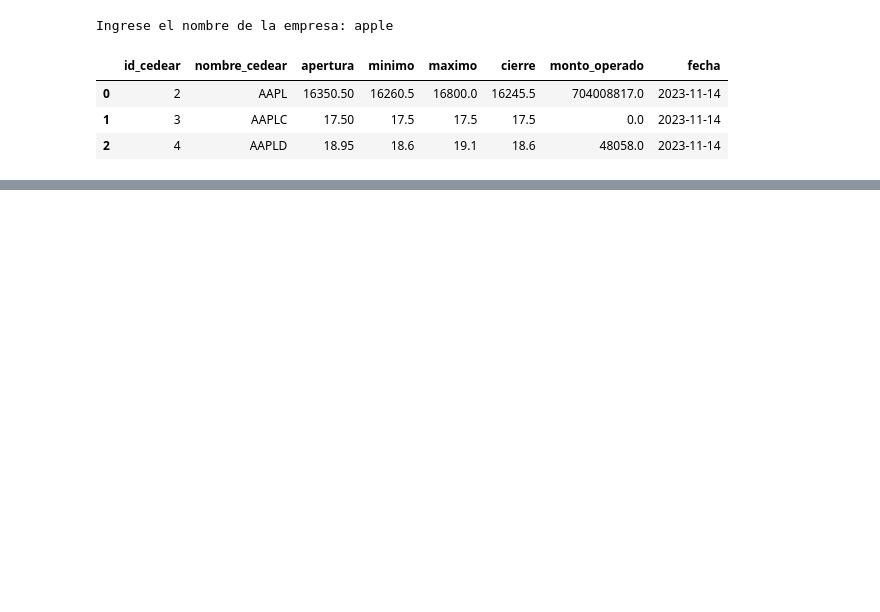
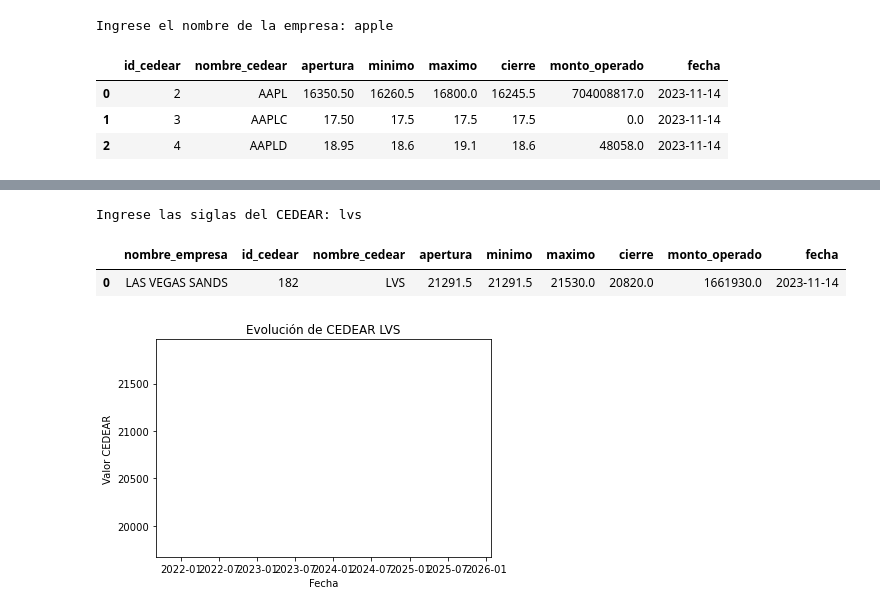
Before and after one commit to nicolasgds/ProyectoIntegrador2023, a Jupyter notebook: main.ipynb, the cells around one changed output, grey strips where cells are left out. Cells and saved outputs as stored; diff of their text form; code cells hidden in the pictures; blank space fills up the shorter version.

```diff
--- a/main.ipynb
+++ b/main.ipynb
@@ -292,0 +313,21 @@ Ingrese el nombre de la empresa: apple
+# %%
+# Datos de sugerencia: "abnb", "adi", "coin", "lvs".
+cedear = input("Ingrese las siglas del CEDEAR: ").upper()
+comando = "SELECT (id_cedear) FROM cedear WHERE nombre_cedear = '"+cedear+"';"
+id_cedear = list(pd.read_sql(comando, connection)['id_cedear'])[0]
+comando = "SELECT nombre_empresa, id_cedear, nombre_cedear, apertura, minimo, maximo, cierre, monto_operado, fecha FROM empresas INNER JOIN cedear ON cedear.indice_empresa = empresas.id_empresa INNER JOIN registros ON registros.indice_cedear = cedear.id_cedear WHERE id_cedear = '"+str(id_cedear)+"';"
+df_consulta = pd.read_sql(comando, connection)
+df_consulta
+# %% [output]
+Ingrese las siglas del CEDEAR: lvs
+|  | nombre_empresa | id_cedear | nombre_cedear | apertura | minimo | maximo | cierre | monto_operado | fecha |
+| 0 | LAS VEGAS SANDS | 182 | LVS | 21291.5 | 21291.5 | 21530.0 | 20820.0 | 1661930.0 | 2023-11-14 |
+# %%
+# Graficamos la evolución del CEDEAR consultado:
+plt.plot(df_consulta['fecha'], df_consulta['cierre'])
+plt.title(f"Evolución de CEDEAR {cedear}")
+plt.xlabel("Fecha")
+plt.ylabel("Valor CEDEAR")
+plt.show()
+# %% [output]
+[figure, added]
```
Also changed, not shown: parts of 10 cells of this notebook.
